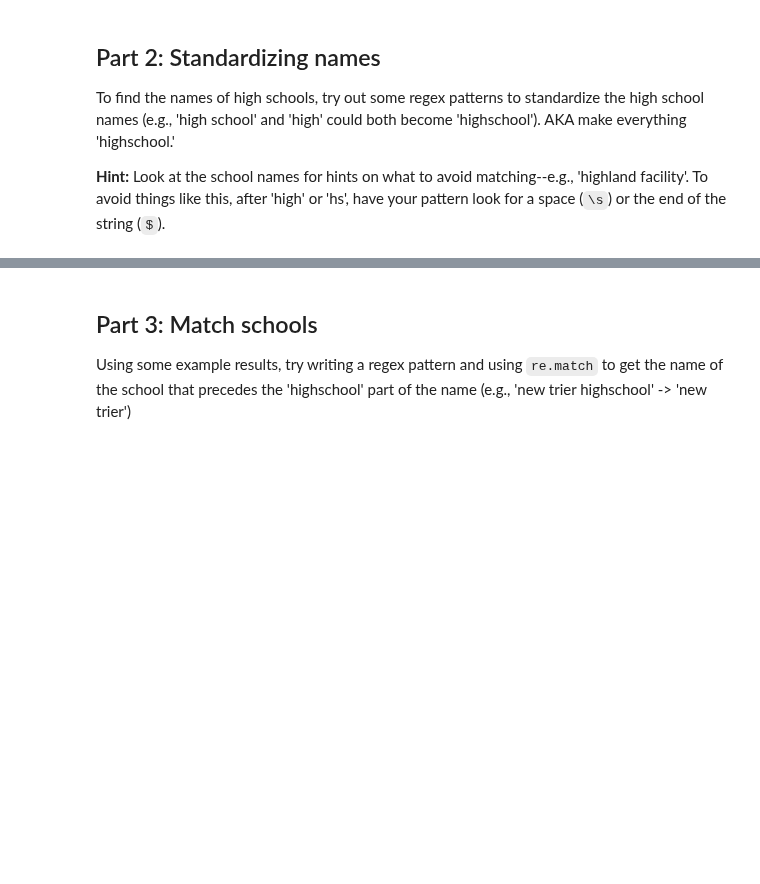
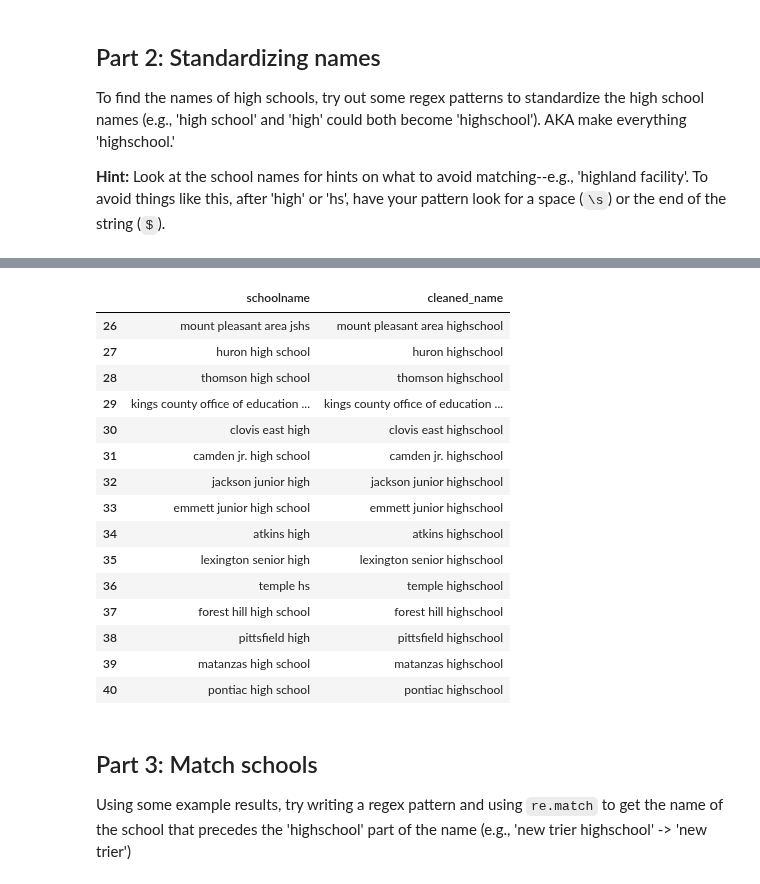
Before and after one commit to angelyn-l/qss20-x26, a Jupyter notebook: activities/04_basicregex_blank.ipynb, the cells around one changed output, grey strips where cells are left out. Drawn from its saved outputs; the diff is of its cells as text; code cells hidden in the pictures; blank space fills up the shorter version.

```diff
--- a/activities/04_basicregex_blank.ipynb
+++ b/activities/04_basicregex_blank.ipynb
@@ -139,6 +275,10 @@ To find the names of high schools, try out some regex patterns to standardize th
 **Hint:** Look at the school names for hints on what to avoid matching--e.g., 'highland facility'. To avoid things like this, after 'high' or 'hs', have your pattern look for a space (`\s`) or the end of the string (`$`).
 # %%
 # your code here
-hs_sub_pattern = r"[yourcodehere]"
+hs_sub_pattern = r"(high(?!\w)|\w*hs\b)(\s+)?(school)?"
 
 # Try testing it on a few strings first
+hs_findall = [re.findall(hs_sub_pattern, school)
+                        for school in highschool_df.schoolname]
+
+hs_findall
@@ -145,5 +301,27 @@ hs_sub_pattern = r"[yourcodehere]"
 # %%
 # your code here to standardize high school names
+hs_standardized = [re.sub(hs_sub_pattern, "highschool", school)
+                    for school in highschool_df.schoolname]
+
+highschool_df['cleaned_name'] = hs_standardized
+highschool_df[["schoolname", "cleaned_name"]]
+# %% [output]
+|  | schoolname | cleaned_name |
+| 26 | mount pleasant area jshs | mount pleasant area highschool |
+| 27 | huron high school | huron highschool |
+| 28 | thomson high school | thomson highschool |
+| 29 | kings county office of education ... | kings county office of education ... |
+| 30 | clovis east high | clovis east highschool |
+| 31 | camden jr. high school | camden jr. highschool |
+| 32 | jackson junior high | jackson junior highschool |
+| 33 | emmett junior high school | emmett junior highschool |
+| 34 | atkins high | atkins highschool |
+| 35 | lexington senior high | lexington senior highschool |
+| 36 | temple hs | temple highschool |
+| 37 | forest hill high school | forest hill highschool |
+| 38 | pittsfield high | pittsfield highschool |
+| 39 | matanzas high school | matanzas highschool |
+| 40 | pontiac high school | pontiac highschool |
 # %% [markdown]
 ## Part 3: Match schools
 Using some example results, try writing a regex pattern and using `re.match` to get the name of the school that precedes the 'highschool' part of the name (e.g., 'new trier highschool' -> 'new trier')
```
Also changed, not shown: parts of 15 cells of this notebook.
